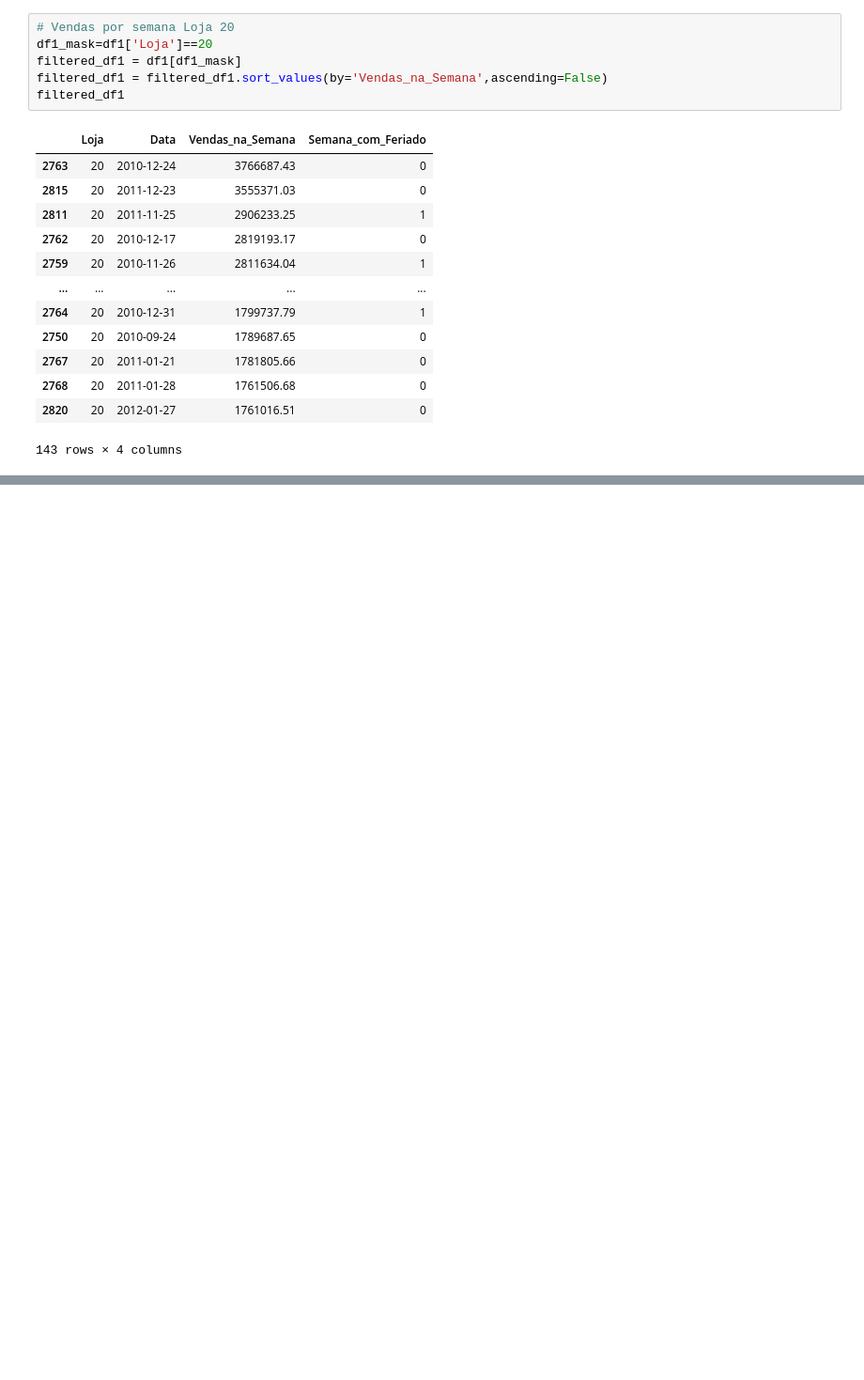
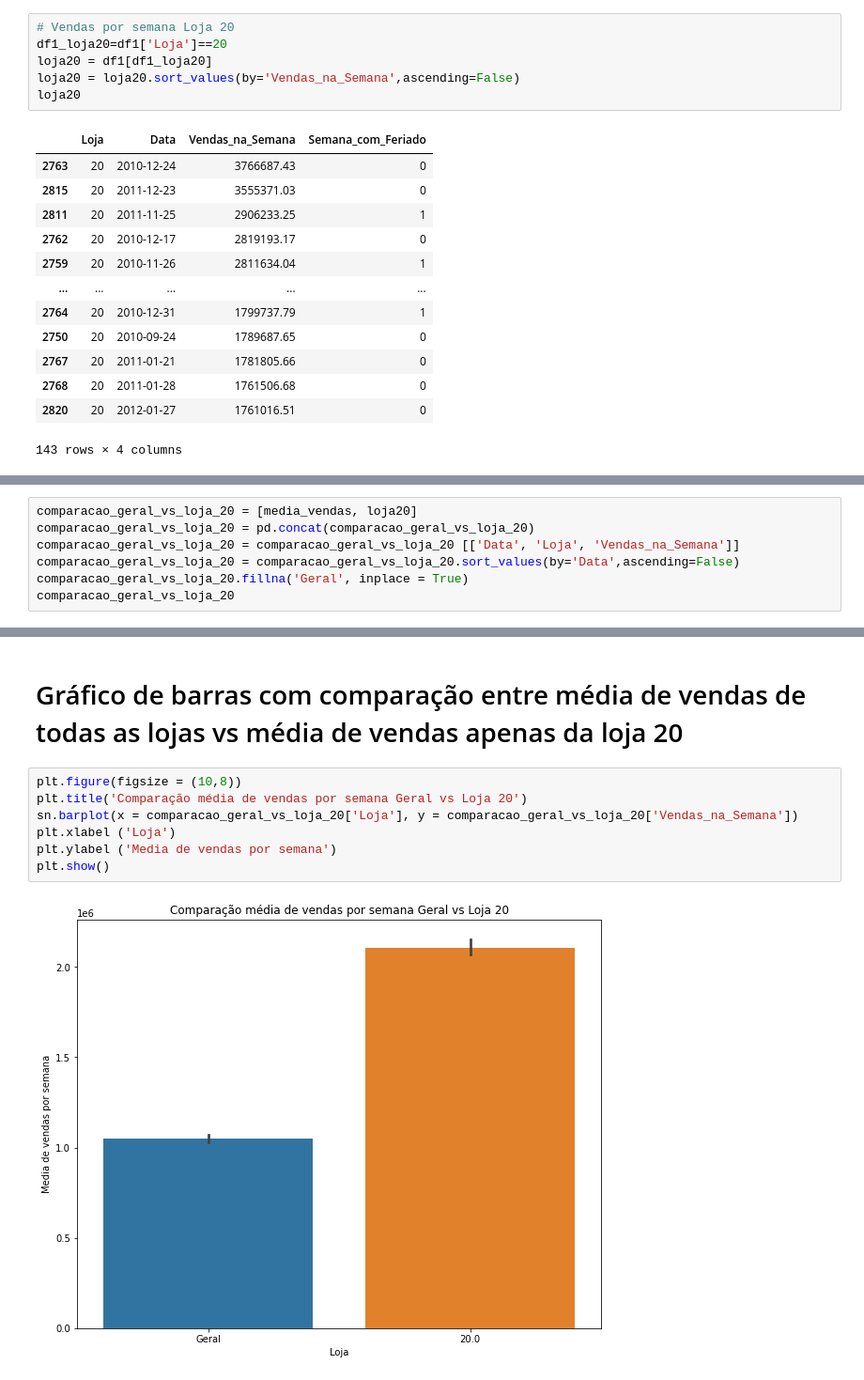
Before and after one commit to Rafaelfyh/MiniProjetoDNC, a Jupyter notebook: Projeto_DBC_Slot4.ipynb, the cells around one changed output, grey strips where cells are left out. Shown: that part at 94% size. Saved outputs shown, nothing was run; the diff lists cells and outputs as text; blank space fills up the shorter version.

```diff
--- a/Projeto_DBC_Slot4.ipynb
+++ b/Projeto_DBC_Slot4.ipynb
@@ -313,9 +420,9 @@ Após descobrir que a loja 20 possui o maior número de vendas, filtramos todas
 # %%
 # Vendas por semana Loja 20
-df1_mask=df1['Loja']==20
-filtered_df1 = df1[df1_mask]
-filtered_df1 = filtered_df1.sort_values(by='Vendas_na_Semana',ascending=False)
-filtered_df1
+df1_loja20=df1['Loja']==20
+loja20 = df1[df1_loja20]
+loja20 = loja20.sort_values(by='Vendas_na_Semana',ascending=False)
+loja20
 # %% [output]
 |  | Loja | Data | Vendas_na_Semana | Semana_com_Feriado |
 | 2763 | 20 | 2010-12-24 | 3766687.43 | 0 |
@@ -353,0 +489,7 @@ media_vendas
+# %%
+comparacao_geral_vs_loja_20 = [media_vendas, loja20]
+comparacao_geral_vs_loja_20 = pd.concat(comparacao_geral_vs_loja_20)
+comparacao_geral_vs_loja_20 = comparacao_geral_vs_loja_20 [['Data', 'Loja', 'Vendas_na_Semana']]
+comparacao_geral_vs_loja_20 = comparacao_geral_vs_loja_20.sort_values(by='Data',ascending=False)
+comparacao_geral_vs_loja_20.fillna('Geral', inplace = True)
+comparacao_geral_vs_loja_20
@@ -353,0 +527,11 @@ media_vendas
+# %% [markdown]
+# Gráfico de barras com comparação entre média de vendas de todas as lojas vs média de vendas apenas da loja 20
+# %%
+plt.figure(figsize = (10,8))
+plt.title('Comparação média de vendas por semana Geral vs Loja 20')
+sn.barplot(x = comparacao_geral_vs_loja_20['Loja'], y = comparacao_geral_vs_loja_20['Vendas_na_Semana'])
+plt.xlabel ('Loja')
+plt.ylabel ('Media de vendas por semana')
+plt.show()
+# %% [output]
+[figure, added]
```
Also changed, not shown: parts of 70 cells of this notebook.
